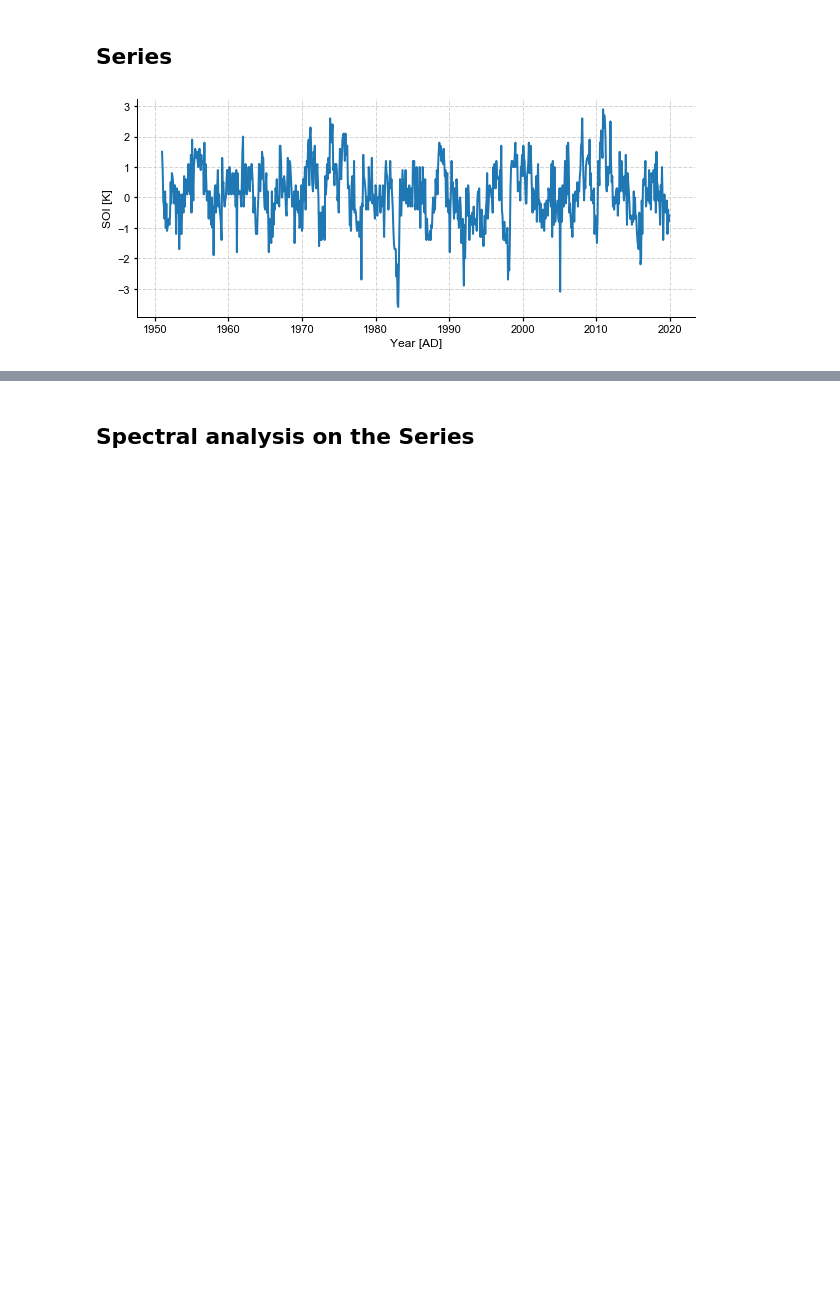
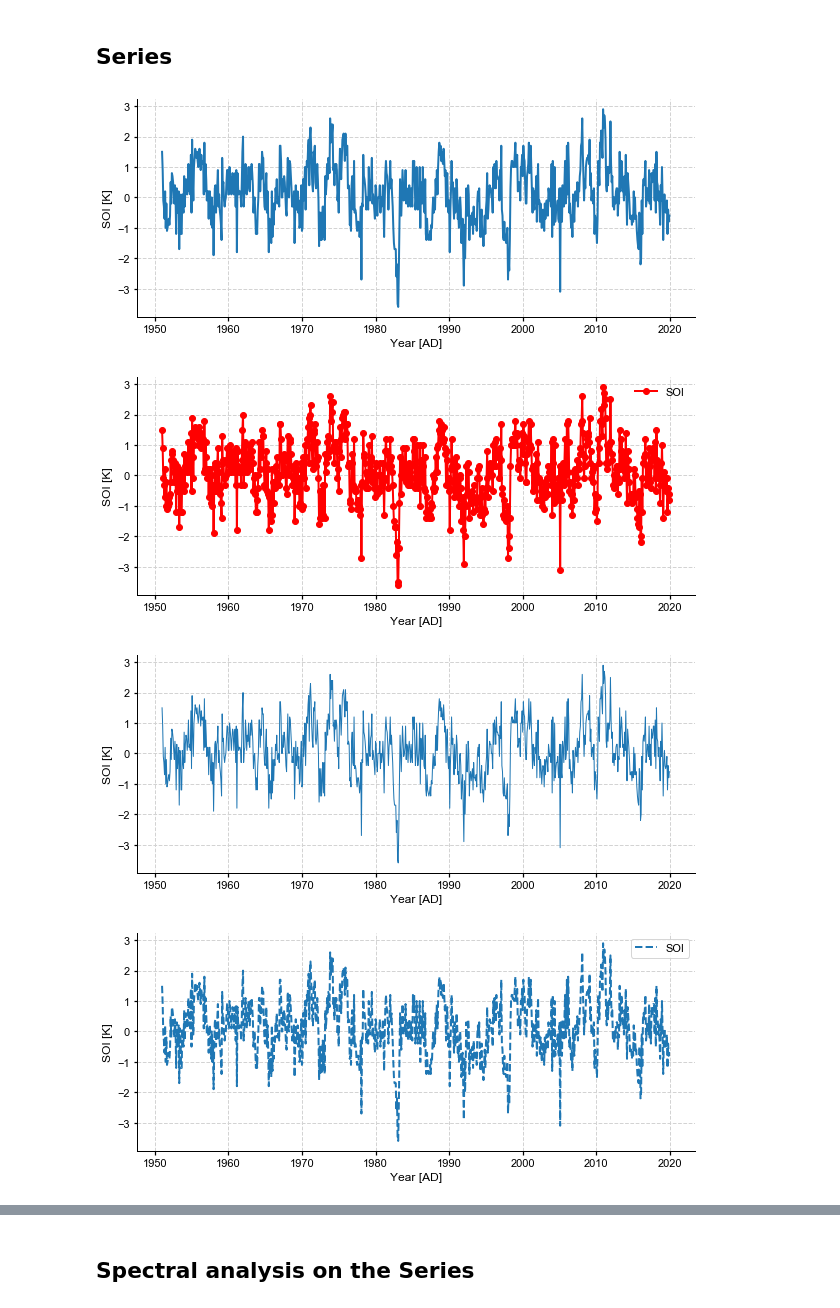
Before and after one commit to LinkedEarth/Pyleoclim_util, a Jupyter notebook: example_notebooks/test_ui.ipynb, the cells around one changed output, grey strips where cells are left out. Drawn from its saved outputs; the diff is of its cells as text; code cells hidden in the pictures; blank space fills up the shorter version.

Commit message:
Add plot_series() in plotting.py

```diff
--- a/example_notebooks/test_ui.ipynb
+++ b/example_notebooks/test_ui.ipynb
@@ -19,9 +19,17 @@ Xo = soi_data['Value'].values
 # %%
 ts = pyleo.Series(time=to, value=Xo, time_name='Year', time_unit='AD', value_name='SOI', value_unit='K')
 # print(ts)
+fig, ax = ts.plot()
 
-fig, ax = ts.plot()
+fig, ax = ts.plot(marker='o', color='r', legend=True, label='SOI')
+
+fig, ax = ts.plot(linewidth=1, label='SOI', legend=False)
+
+fig, ax = ts.plot(lgd_kwargs={'frameon': True}, linestyle='--', label='SOI')
 # %% [output]
 [figure]
+[figure, added]
+[figure, added]
+[figure, added]
 # %%
 fig, ax = ts.plot(savefig_settings={'path': './figs/soi.pdf'})
```
Also changed, not shown: parts of 1 cell of this notebook, 2 other files.
